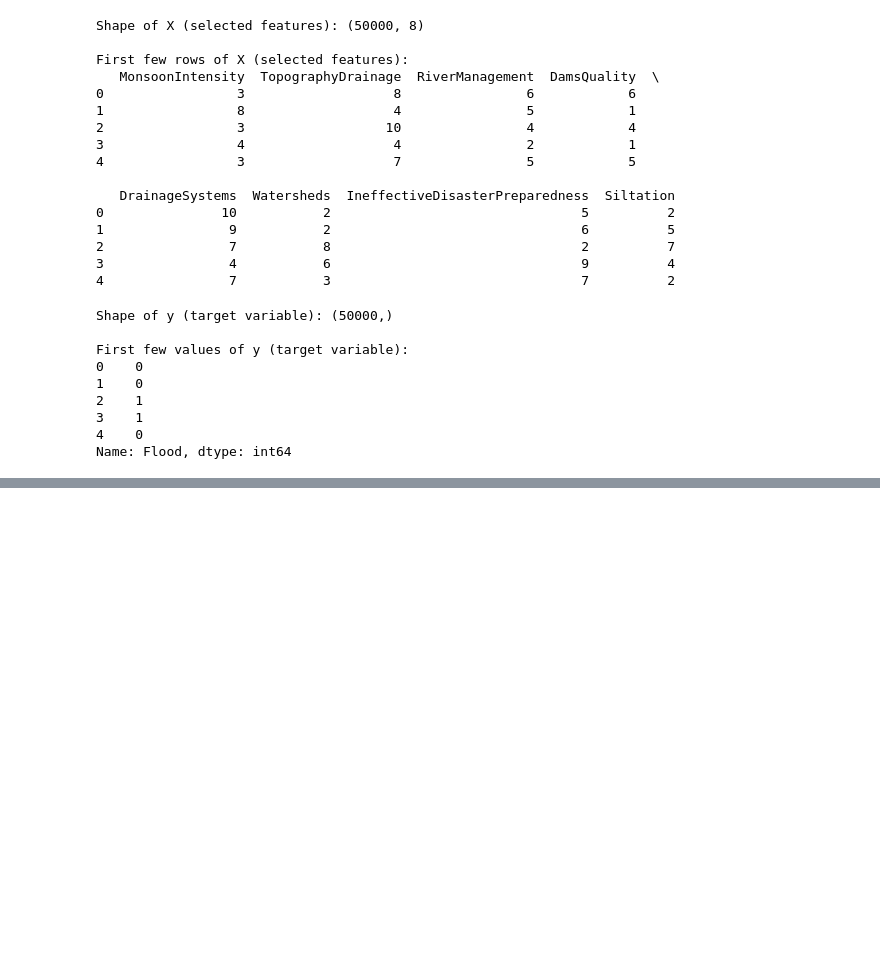
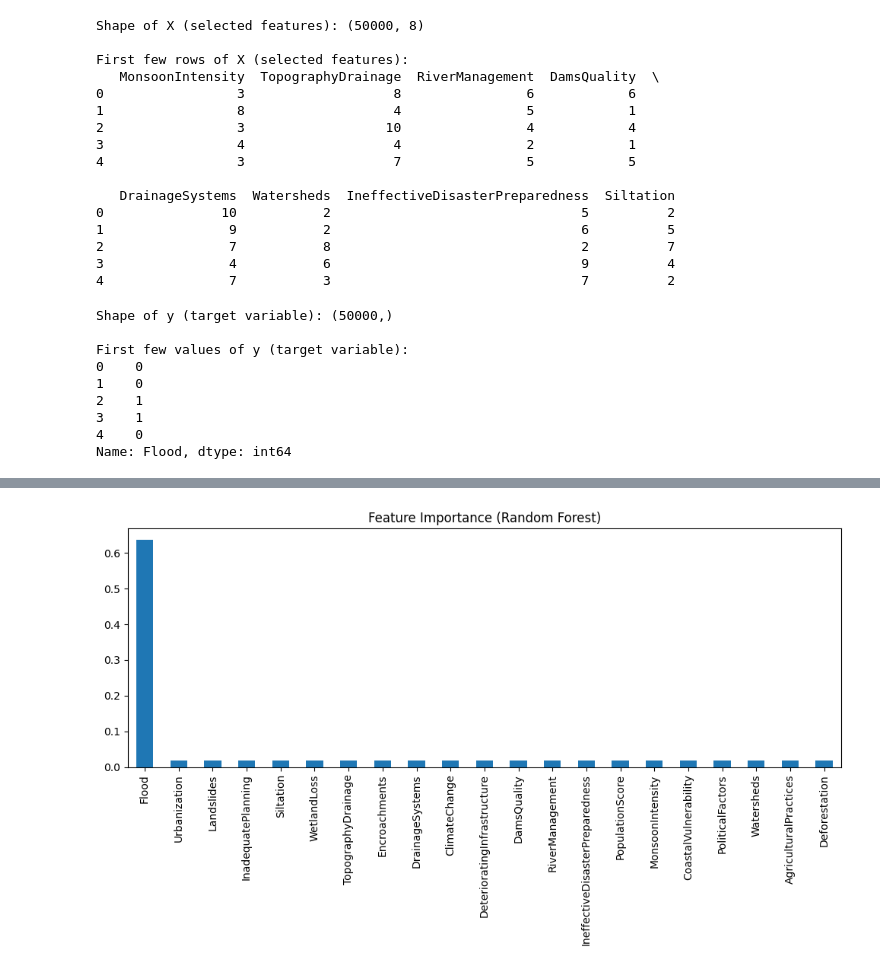
Before and after one commit to Florence-Mutuku/Flood-prediction, a Jupyter notebook: flood prediction notebook.ipynb, the cells around one changed output, grey strips where cells are left out. Cells and saved outputs as stored; diff of their text form; code cells hidden in the pictures; blank space fills up the shorter version.

```diff
--- a/flood prediction notebook.ipynb
+++ b/flood prediction notebook.ipynb
@@ -253,0 +477,13 @@ Name: Flood, dtype: int64
+# %%
+# Prepare data for modeling
+# Assume FloodProbability is the target variable
+X = df.drop('FloodProbability', axis=1)
+y = df['FloodProbability']
+
+# Split the data
+X_train, X_test, y_train, y_test = train_test_split(X, y, test_size=0.2, random_state=42)
+
+# Scale the features
+scaler = StandardScaler()
+X_train_scaled = scaler.fit_transform(X_train)
+X_test_scaled = scaler.transform(X_test)
@@ -253,0 +547,7 @@ Name: Flood, dtype: int64
+# %%
+#Model 1: Linear Regression
+from sklearn.linear_model import LinearRegression
+print("\n--- Linear Regression ---")
+lr_model = LinearRegression()
+lr_model.fit(X_train_scaled, y_train)
+lr_pred = lr_model.predict(X_test_scaled)
@@ -253,0 +556,7 @@ Name: Flood, dtype: int64
+# %%
+ #Model 2: Random Forest
+from sklearn.ensemble import RandomForestRegressor, GradientBoostingRegressor
+print("\n--- Random Forest ---")
+rf_model = RandomForestRegressor(n_estimators=100, random_state=42)
+rf_model.fit(X_train, y_train)  # RF doesn't necessarily need scaling
+rf_pred = rf_model.predict(X_test)
@@ -253,0 +634,9 @@ Name: Flood, dtype: int64
+# %%
+# Feature importance for Random Forest
+plt.figure(figsize=(10, 6))
+feature_importance = pd.Series(rf_model.feature_importances_, index=X.columns)
+feature_importance.sort_values(ascending=False).plot(kind='bar')
+plt.title('Feature Importance (Random Forest)')
+plt.tight_layout()
+# %% [output]
+[figure, added]
```
Also changed, not shown: parts of 17 cells of this notebook.
